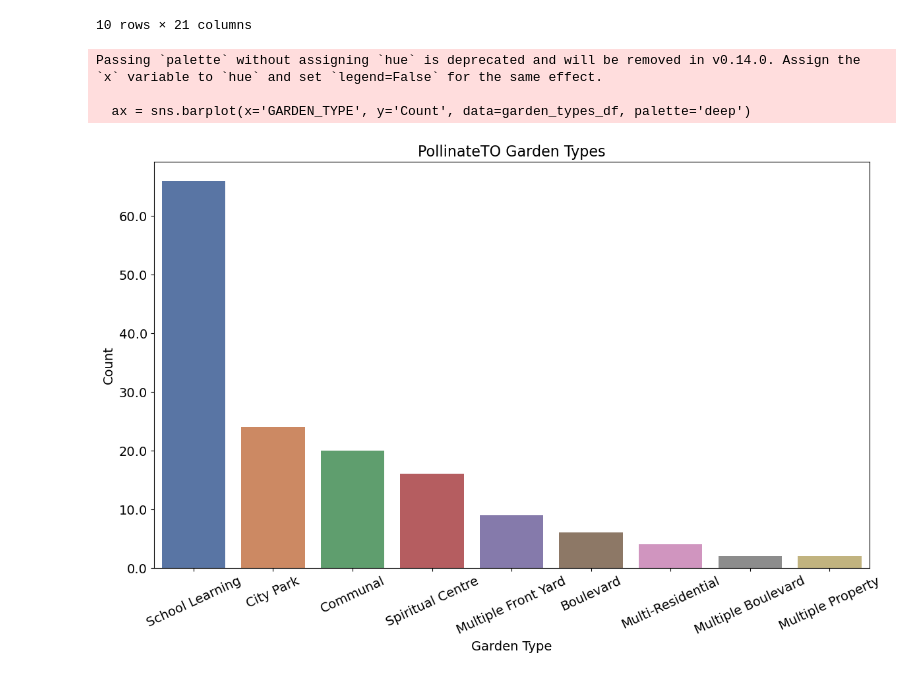
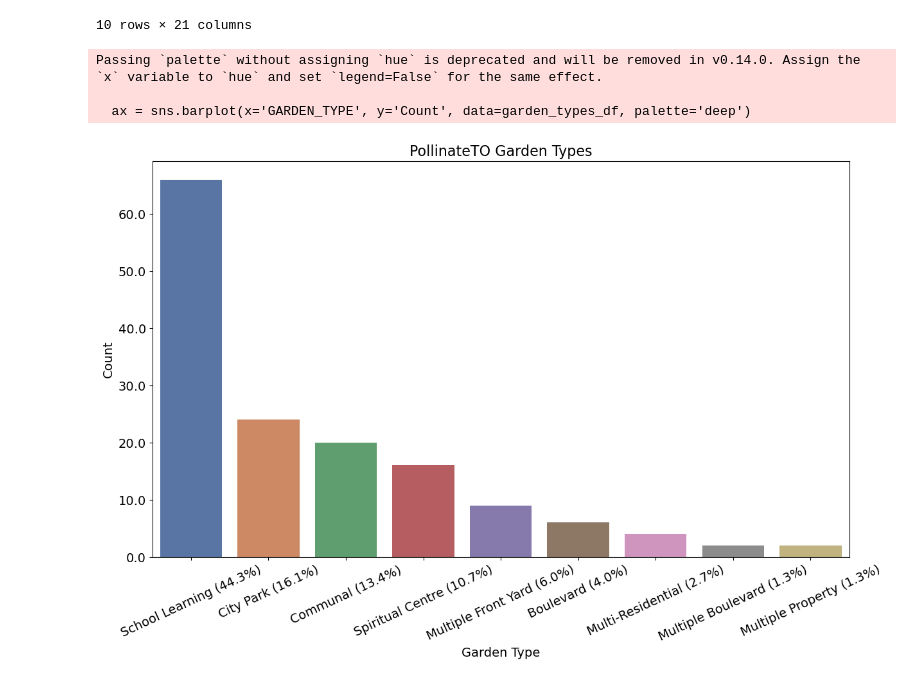
Before and after one commit to minibaconbaby/Data-Hustlers, a Jupyter notebook: PollinateTO.ipynb, the cells around one changed output. Saved outputs shown, nothing was run; the diff lists cells and outputs as text; code cells hidden in the pictures.

Commit message:
Updating PollinateTO graphs

```diff
--- a/PollinateTO.ipynb
+++ b/PollinateTO.ipynb
@@ -354,35 +355,45 @@ neighbourhoods_df_pivoted.head(10)
 | 9 | Banbury-Don Mills | 42.0 | 27695.0 | 480.0 | 2165.0 | 1440.0 | 835.0 | 2850.0 | 825.0 | 1750.0 | ... | ... |
 10 rows × 21 columns
 # %%
-# Get the value counts for the 'Category' column
+# Get the value counts for the 'GARDEN_TYPE' column
 garden_types = pollinateto_data['GARDEN_TYPE'].value_counts()
 
-# Convert the value counts to a DataFrame for plotting
+# Calculate percentages
+total_gardens = garden_types.sum()
 garden_types_df = garden_types.reset_index()
 garden_types_df.columns = ['GARDEN_TYPE', 'Count']
+garden_types_df['Percentage'] = (garden_types_df['Count'] / total_gardens) * 100
+
+# Clean the 'GARDEN_TYPE' column for readability
 garden_types_df['GARDEN_TYPE'] = garden_types_df['GARDEN_TYPE'].str.replace(r'gardens?', '', case=False, regex=True).str.strip()
 
 # Create the bar chart using Seaborn
 plt.figure(figsize=(14, 8))
 ax = sns.barplot(x='GARDEN_TYPE', y='Count', data=garden_types_df, palette='deep')
 
 # Add labels and title
-plt.title('PollinateTO Garden Types', fontsize=16)  # Adjust title size
-plt.xlabel('Garden Type', fontsize=14)  # Adjust x-axis label size
+plt.title('PollinateTO Garden Types', fontsize=16)
+plt.xlabel('Garden Type', fontsize=14)
 plt.ylabel('Count', fontsize=14)
 plt.xticks(rotation=25)
 
-ax.set_xticklabels(ax.get_xticklabels(), fontsize=14)  # Change x-axis label size
-ax.set_yticklabels(ax.get_yticks(), fontsize=14)  # Change y-axis label size
+# Update x-axis labels to include percentages
+xticks = [
+    f"{label.get_text()} ({garden_types_df.loc[i, 'Percentage']:.1f}%)"
+    for i, label in enumerate(ax.get_xticklabels())
+]
+ax.set_xticklabels(xticks, fontsize=14)
 
+# Adjust y-axis label size
+ax.set_yticklabels(ax.get_yticks(), fontsize=14)
 
 # Show the plot
 plt.show()
 # %% [output]
 Passing `palette` without assigning `hue` is deprecated and will be removed in v0.14.0. Assign the `x` variable to `hue` and set `legend=False` for the same effect.
 
   ax = sns.barplot(x='GARDEN_TYPE', y='Count', data=garden_types_df, palette='deep')
-[figure, old version]
+[figure, new version]
 # %%
 # Convert to GeoDataFrame
 pollinateto_data = gpd.GeoDataFrame(pollinateto_data, geometry='geometry', crs="EPSG:4326")
```
Also changed, not shown: parts of 2 cells of this notebook.
